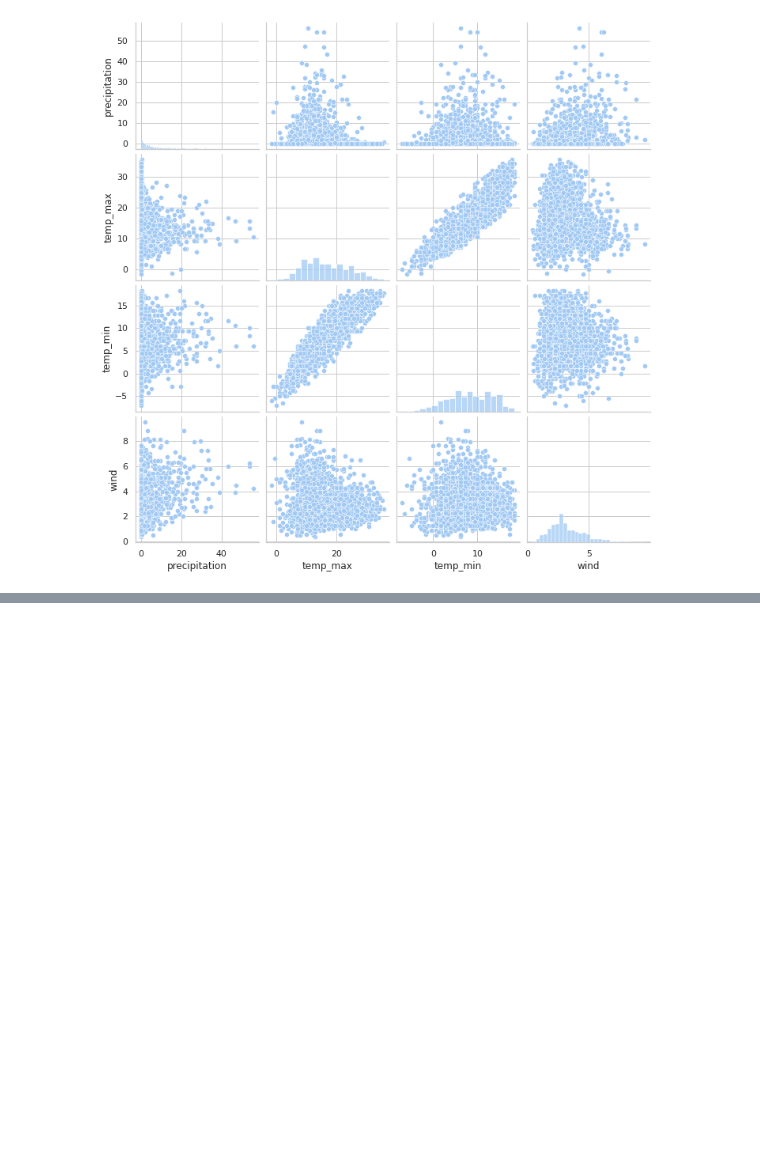
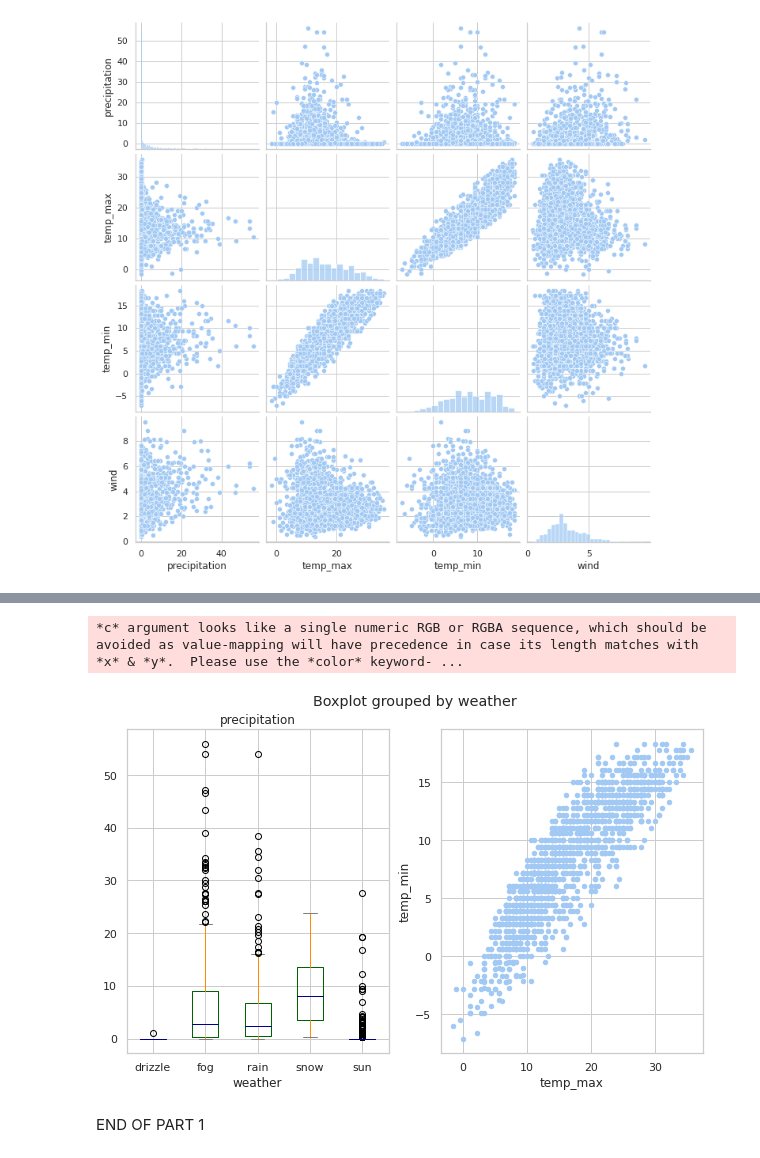
Before and after one commit to laclauc/dataviz-JDS, a Jupyter notebook: dataViz_part1.ipynb, the cells around one changed output, grey strips where cells are left out. Cells and saved outputs as stored; diff of their text form; code cells hidden in the pictures; blank space fills up the shorter version.

```diff
--- a/DataViz.ipynb
+++ b/dataViz_part1.ipynb
@@ -449,0 +357,26 @@ fig.show()
+# %%
+# Subplot with Panda visualisation methods
+
+# Define the color options for the boxplot in form of a dictionnary
+color = {
+            "boxes": "DarkGreen",
+            "whiskers": "DarkOrange",
+            "medians": "DarkBlue",
+            "caps": "Gray",
+        }
+
+# Create a subplot grid with 1 row and 2 columns
+fig, axs = plt.subplots(1,2,figsize=(10, 6))
+
+# Boxplot of the precipitation according to the categorical variable weather
+seattle_weather_sorted.boxplot(ax=axs[0], column='precipitation', by='weather',
+                                color=color)
+# Scatter plot of the temperature max with the temperature min
+seattle_weather.plot.scatter(ax=axs[1], x='temp_max', y='temp_min')
+
+plt.show()
+# %% [output]
+*c* argument looks like a single numeric RGB or RGBA sequence, which should be avoided as value-mapping will have precedence in case its length matches with *x* & *y*.  Please use the *color* keyword- ...
+[figure, added]
+# %% [markdown]
+END OF PART 1
```
Also changed, not shown: parts of 23 cells of this notebook, 1 other file.
